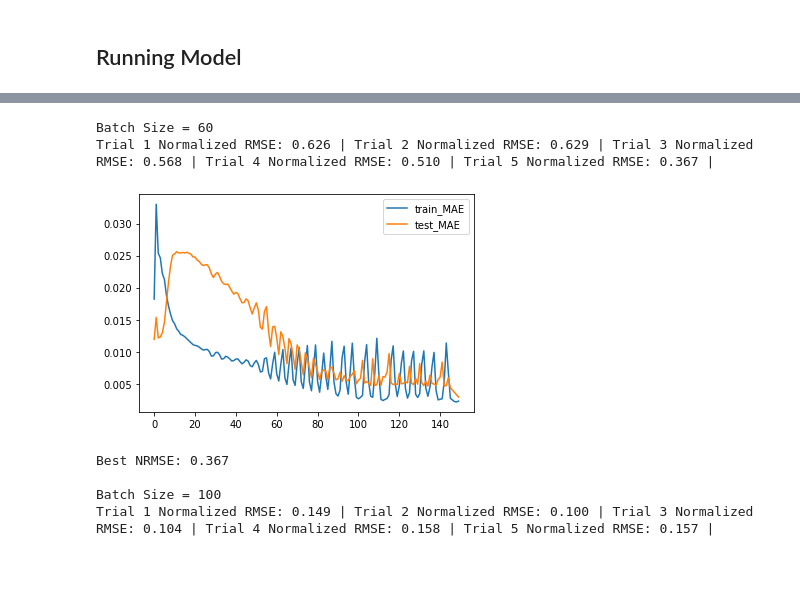
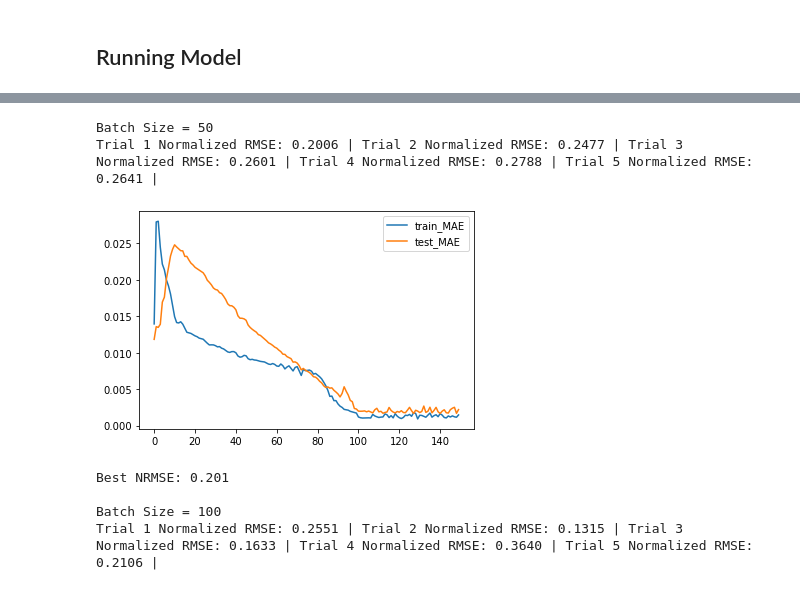
Before and after one commit to TLChilton/Senior_Capstone, a Jupyter notebook: Thomas/LSTMTestBed.ipynb, the cells around one changed output, grey strips where cells are left out. Saved outputs shown, nothing was run; the diff lists cells and outputs as text; code cells hidden in the pictures.

```diff
--- a/Thomas/LSTMTestBed.ipynb
+++ b/Thomas/LSTMTestBed.ipynb
@@ -59,16 +43,16 @@ pyplot.show()
 # %%
 # convert series to supervised learning
 # developed in this blog post https://machinelearningmastery.com/convert-time-series-supervised-learning-problem-python/
-def series_to_supervised(data, col_names, look_back=1, look_forward=1, dropnan=True):
+def series_to_supervised(data, col_names, n_in=1, n_out=1, dropnan=True):
     n_vars = 1 if type(data) is list else data.shape[1]
     df_temp = pd.DataFrame(data)
     cols, names = list(), list()
     # input sequence (t-n, ... t-1)
-    for i in range(look_back, 0, -1):
+    for i in range(n_in, 0, -1):
         cols.append(df_temp.shift(i))
         names += [('%s(t-%d)' % (col_names[j], i)) for j in range(n_vars)]
     # forecast sequence (t, t+1, ..., t+n)
-    for i in range(0, look_forward):
+    for i in range(0, n_out):
         cols.append(df_temp.shift(-i))
         if i == 0:
             names += [('%s(t)' % (col_names[j])) for j in range(n_vars)]
@@ -142,12 +121,16 @@ from tensorflow.keras.constraints import NonNeg
 # %%
 # Design Network
-def fit_lstm(train_X, train_y, test_X, test_y, batch_size, n_epochs, n_neurons, dropout):
+def fit_lstm(train_X, train_y, test_X, test_y, n_out, batch_size, n_epochs, n_neurons, dropout=0.0, lr=0.001, v=0):
+
     model = Sequential()
     model.add(LSTM(n_neurons, return_sequences=False, input_shape=(train_X.shape[1], train_X.shape[2]), dropout=dropout))
-    model.add(Dense(1, activation="linear", kernel_constraint=NonNeg()))
+    model.add(Dense(n_out, activation="linear", kernel_constraint=NonNeg()))
 
-    model.compile(loss='mae', optimizer='adam', metrics=['accuracy'])
+    opt = Adam(learning_rate=lr)
+    model.compile(loss='mae', optimizer=opt, metrics=['accuracy'])
 
     # fit network
-    history = model.fit(train_X, train_y, epochs=n_epochs, batch_size=batch_size, validation_data=(test_X, test_y), verbose=0, shuffle=False)
+    history = model.fit(train_X, train_y, epochs=n_epochs, batch_size=batch_size, validation_data=(test_X, test_y), verbose=v, shuffle=False)
+
+    # Return model, model training history, and prediction
     return model, history
@@ -154,56 +139,63 @@ def fit_lstm(train_X, train_y, test_X, test_y, batch_size, n_epochs, n_neurons,
 # %%
+from sklearn.metrics import mean_squared_error
+
+# Adjustable Hyperparameters
 n_trials = 5
 n_epochs = 150
-batch_size = [60, 100, 150, 200, 250, 300, 350, 400, 450, 500, 600, 700, 800]
-n_neurons = 200
-dropout = 0.0
+batch_size = 250
+n_neurons = 60
+dropout = 0.00                                      # default is 0.0
+learning_rate = 0.001                               # default is 0.001
+testingArray = [50, 100, 150, 200, 250, 300, 350]
+verbose = 0                                         # 0, 1, or 2
 
+# Results Dictionary
 results = {}
 results["best_nrmse"] = {}
 results["best_history"] = {}
 results["best_invy"] = {}
 results["best_invyhat"] = {}
+scaler.fit(df["Close"][len(dates)-(n_out*n_predict):].values.reshape(-1,1))
 
-for testingThing in batch_size:
-    if testingThing not in results["best_nrmse"]:
-        results["best_nrmse"][testingThing] = 1000
-    print("Batch Size = %s" %(testingThing))
+for testingThing in testingArray:
+    print("Batch Size = %s" %(testingThing))         # Change this to whatever parameter you're testing
     for r in range(n_trials):
         print("Trial %i " %(r+1), end="")
-        model, history = fit_lstm(train_X, train_y, test_X, test_y, testingThing, n_epochs, n_neurons, dropout)
-        # make a prediction
+        model, history = fit_lstm(
+            train_X, train_y, test_X, test_y, n_out, # Move testingThing to whatever parameter you're testing
+            batch_size=testingThing,
+            n_epochs=n_epochs,
+            n_neurons=n_neurons,
+            dropout=dropout,
+            lr=learning_rate,
+            v=verbose
+        )
+        # Make Prediction
         yhat = model.predict(predict_X)
-
-        # invert scaling for forecast
-        inv_yhat = np.concatenate((yhat, predict_X_2D[:, 1:]), axis=1)
-        inv_yhat = scaler.inverse_transform(inv_yhat)
-        inv_yhat = inv_yhat[:,0]
-        # invert scaling for actual
-        inv_y = np.concatenate((predict_y_2D, predict_X_2D[:, 1:]), axis=1)
-        inv_y = scaler.inverse_transform(inv_y)
-        inv_y = inv_y[:,0]
-        # calculate RMSE
+        inv_yhat = scaler.inverse_transform(yhat.reshape(-1,1)).reshape(n_out*n_predict)
+        inv_y = scaler.inverse_transform(predict_y).reshape(n_out*n_predict)
+        # calculate RMSE and NRMSE
         rmse = sqrt(mean_squared_error(inv_y, inv_yhat))
-        #print('Test RMSE: %.3f' % rmse)
         normalized_rmse = rmse/(mean(inv_y))
-        print('Normalized RMSE: %.3f | ' % normalized_rmse, end="")
-        if normalized_rmse < results["best_nrmse"][testingThing]:
+        print('Normalized RMSE: %.4f | ' % normalized_rmse, end="")
+        # Store the model with the best NRMSE
+        if testingThing not in results["best_nrmse"] or normalized_rmse < results["best_nrmse"][testingThing]:
             results["best_nrmse"][testingThing] = normalized_rmse
             results["best_history"][testingThing] = history
             results["best_invy"][testingThing] = inv_y
             results["best_invyhat"][testingThing] = inv_yhat
     print()
     pyplot.figure()
     pyplot.plot(results["best_history"][testingThing].history['loss'], label='train_MAE')
     pyplot.plot(results["best_history"][testingThing].history['val_loss'], label='test_MAE')
     pyplot.legend()
     pyplot.show()
     print("Best NRMSE: %.3f\n" %(results["best_nrmse"][testingThing]))
 # %% [output]
-Batch Size = 60
-Trial 1 Normalized RMSE: 0.626 | Trial 2 Normalized RMSE: 0.629 | Trial 3 Normalized RMSE: 0.568 | Trial 4 Normalized RMSE: 0.510 | Trial 5 Normalized RMSE: 0.367 |
+Batch Size = 50
+Trial 1 Normalized RMSE: 0.2006 | Trial 2 Normalized RMSE: 0.2477 | Trial 3 Normalized RMSE: 0.2601 | Trial 4 Normalized RMSE: 0.2788 | Trial 5 Normalized RMSE: 0.2641 |
-[figure, old version]
+[figure, new version]
-Best NRMSE: 0.367
+Best NRMSE: 0.201
 
 Batch Size = 100
-Trial 1 Normalized RMSE: 0.149 | Trial 2 Normalized RMSE: 0.100 | Trial 3 Normalized RMSE: 0.104 | Trial 4 Normalized RMSE: 0.158 | Trial 5 Normalized RMSE: 0.157 |
+Trial 1 Normalized RMSE: 0.2551 | Trial 2 Normalized RMSE: 0.1315 | Trial 3 Normalized RMSE: 0.1633 | Trial 4 Normalized RMSE: 0.3640 | Trial 5 Normalized RMSE: 0.2106 |
```
Also changed, not shown: parts of 17 cells of this notebook, 3 other files.
